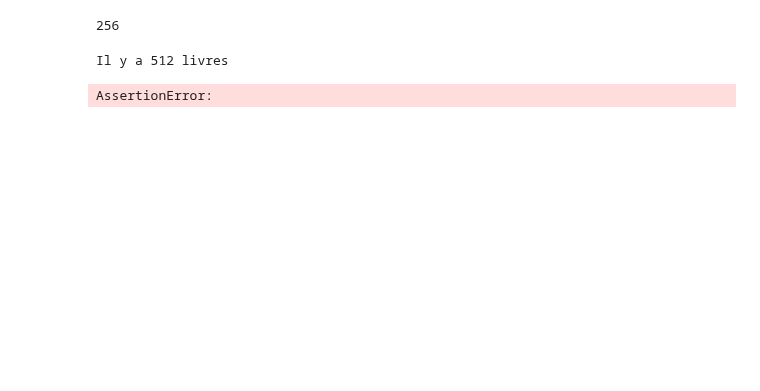
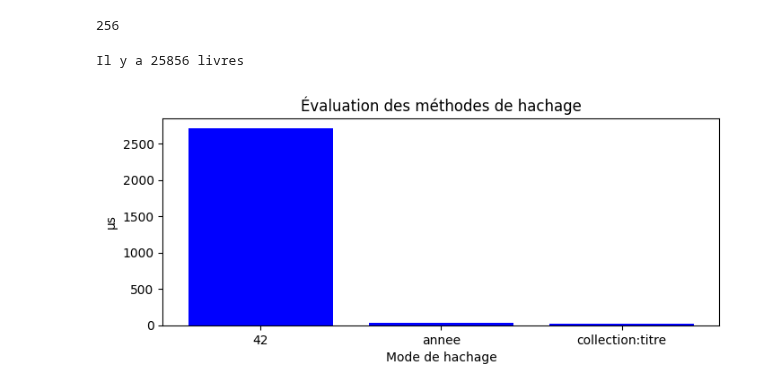
Before and after one commit to 420-CF2-BB/420-CF2-BB-Solutions, a Jupyter notebook: Module_8--Les_tables_de_hachage/exercices_8.ipynb, the cells around one changed output. Drawn from its saved outputs; the diff is of its cells as text; code cells hidden in the pictures; blank space fills up the shorter version.

```diff
--- a/Module_8--Les_tables_de_hachage/exercices_8.ipynb
+++ b/Module_8--Les_tables_de_hachage/exercices_8.ipynb
@@ -202,7 +202,7 @@ print(len(livres_sans_doublon))
 #@title Exercice 8.5
 
 NB_RECHERCHES = 15000
-NB_COPIES = 1
+NB_COPIES = 100
 
 x = ["42", "annee", "collection:titre"]
 
@@ -236,32 +236,32 @@ ajouter_livres_fictifs(livres_fictifs)
 print(f"Il y a {len(livres_fictifs)} livres")
 
 livres_42 = deepcopy(livres_fictifs)
 for livre in livres_42:
     livre.set_mode("42")
 livres_annee = deepcopy(livres_fictifs)
 for livre in livres_annee:
     livre.set_mode("annee")
 livres_titres = deepcopy(livres_fictifs)
 
 set_42 = set(livres_42)
 set_annee = set(livres_annee)
 set_titres = set(livres_titres)
 
 recherches = determiner_recherches(livres_fictifs, NB_RECHERCHES)
 
 temps_42 = timeit.timeit(lambda: faire_recherches(set_42, livres_42, recherches), number=10) / 10 * 1000000 / 15000
 temps_annee = timeit.timeit(lambda: faire_recherches(set_annee, livres_annee, recherches), number=10) / 10 * 1000000 / 15000
 temps_titres = timeit.timeit(lambda: faire_recherches(set_titres, livres_titres, recherches), number=10) / 10 * 1000000 / 15000
 
 y = [temps_42, temps_annee, temps_titres]
 
 plt.figure(figsize=(8, 3))
 
 plt.title("Évaluation des méthodes de hachage")
 plt.ylabel("µs")
 plt.xlabel("Mode de hachage")
 plt.bar(x, y, color="b")
 plt.show()
 # %% [output]
-Il y a 512 livres
+Il y a 25856 livres
-AssertionError:
+[figure, added]
```
Also changed, not shown: parts of 4 cells of this notebook.
